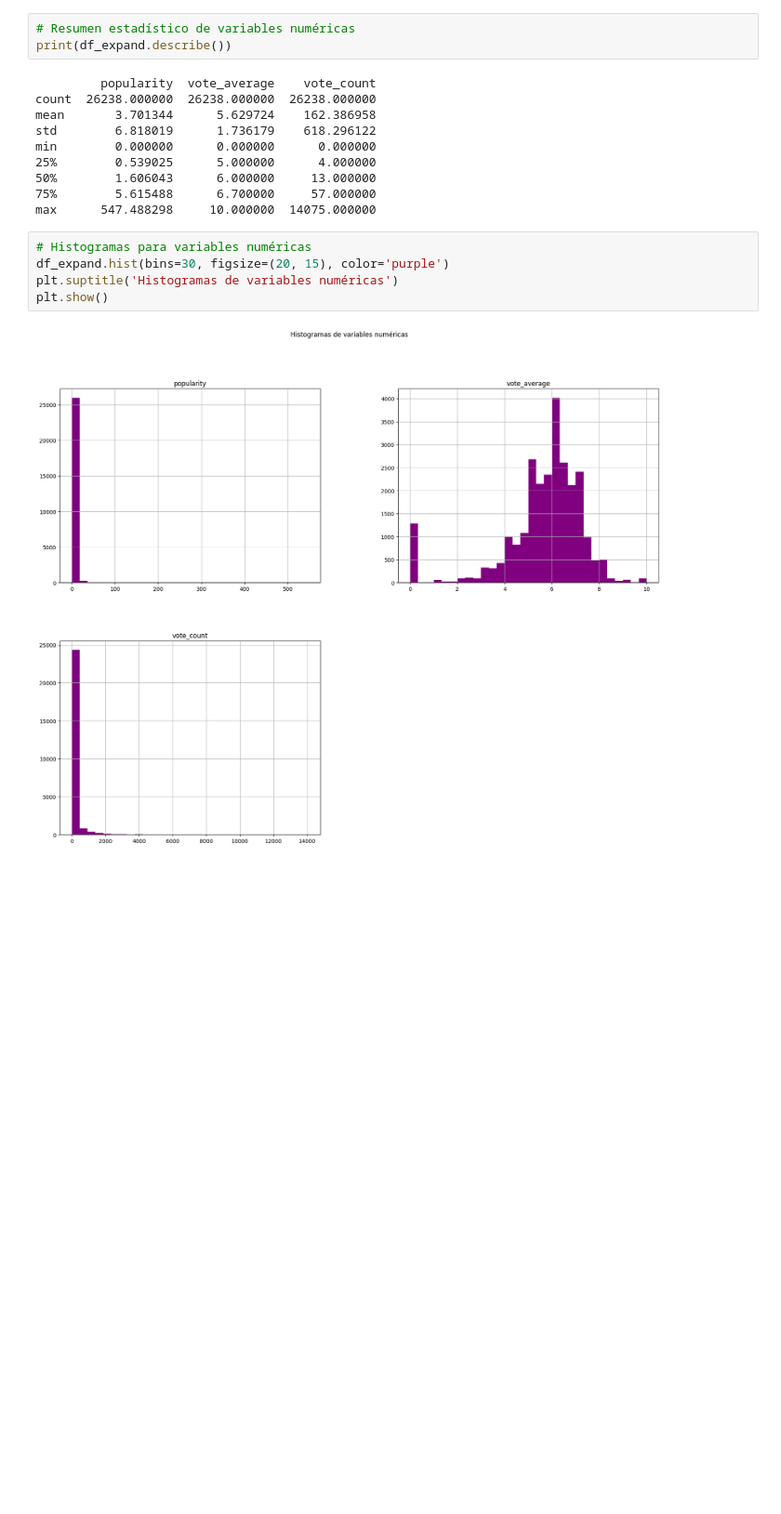
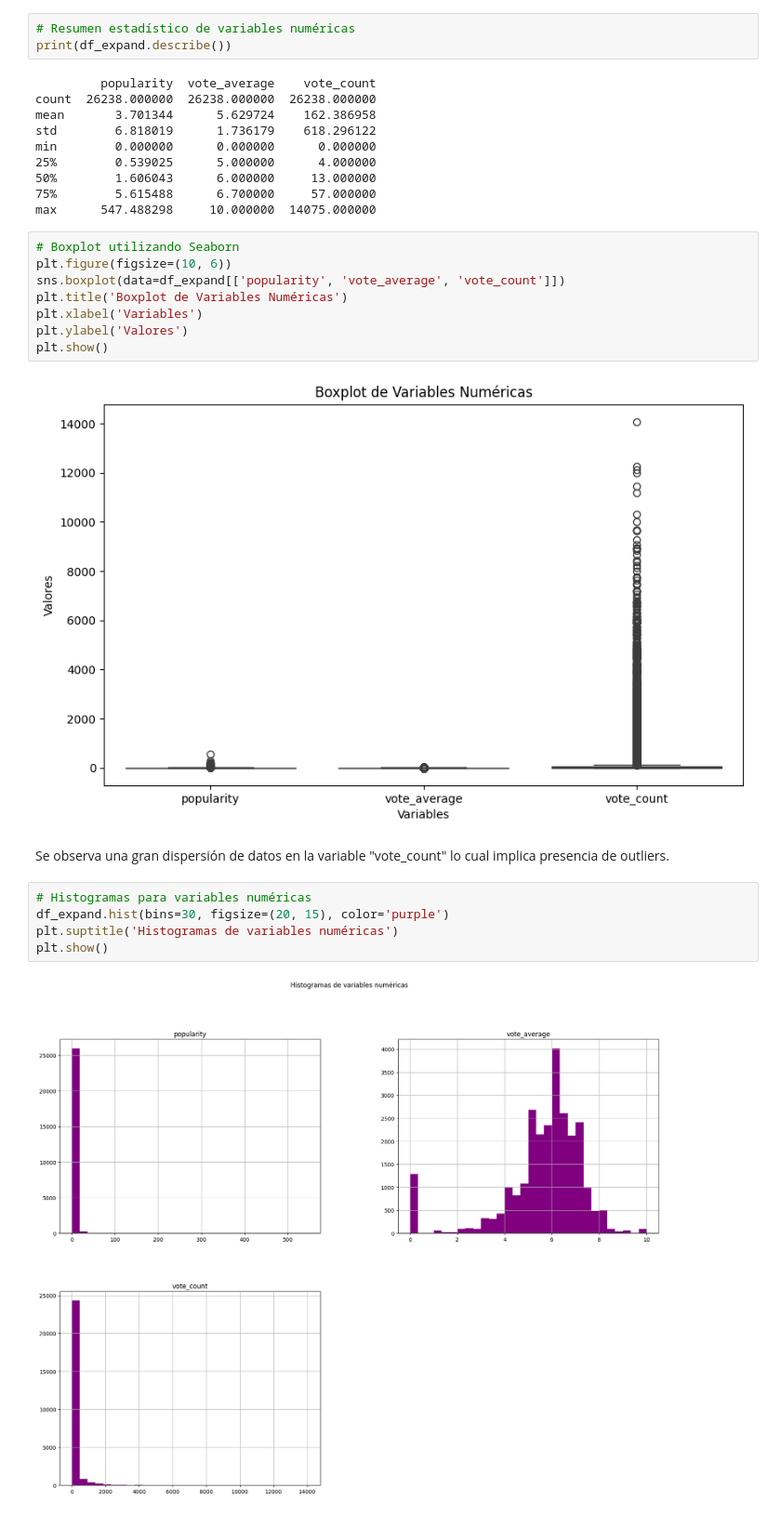
Before and after one commit to EliLarregola/Recomendacion_Streaming, a Jupyter notebook: EDA.ipynb, the cells around one changed output. Shown at 93% size. Saved outputs shown, nothing was run; the diff lists cells and outputs as text; blank space fills up the shorter version.

```diff
--- a/EDA.ipynb
+++ b/EDA.ipynb
@@ -324,6 +324,18 @@ min        0.000000      0.000000      0.000000
 50%        1.606043      6.000000     13.000000
 75%        5.615488      6.700000     57.000000
 max      547.488298     10.000000  14075.000000
+# %%
+# Boxplot utilizando Seaborn
+plt.figure(figsize=(10, 6))
+sns.boxplot(data=df_expand[['popularity', 'vote_average', 'vote_count']])
+plt.title('Boxplot de Variables Numéricas')
+plt.xlabel('Variables')
+plt.ylabel('Valores')
+plt.show()
+# %% [output]
+[figure, added]
+# %% [markdown]
+Se observa una gran dispersión de datos en la variable "vote_count" lo cual implica presencia de outliers.
 # %%
 # Histogramas para variables numéricas
 df_expand.hist(bins=30, figsize=(20, 15), color='purple')
```
Also changed, not shown: parts of 10 cells of this notebook, 1 other file.
